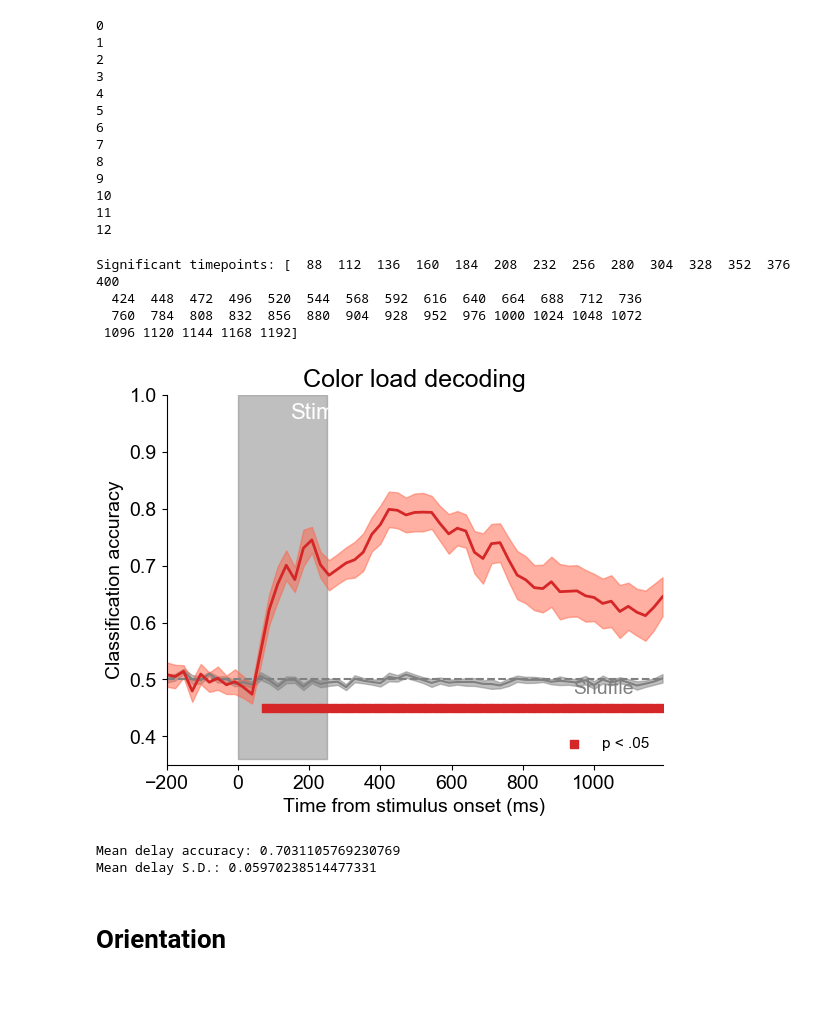
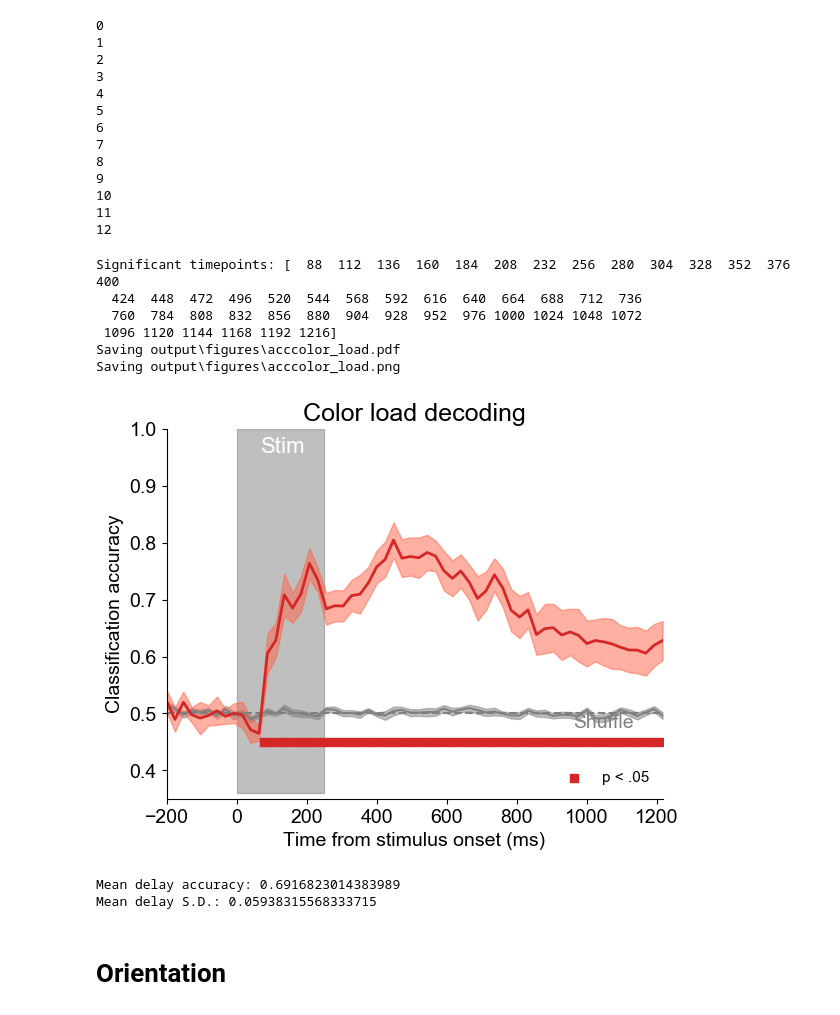
Before and after one commit to WilliamThyer/Feature-Independent-Load-Decoding, a Jupyter notebook: Boomerang/analysis/decode_load_within_feat.ipynb, the cells around one changed output. Drawn from its saved outputs; the diff is of its cells as text; code cells hidden in the pictures.

```diff
--- a/Boomerang/analysis/decode_load_within_feat.ipynb
+++ b/Boomerang/analysis/decode_load_within_feat.ipynb
@@ -14,7 +14,7 @@ exp = eeg_decoder.Experiment(experiment_name,data_dir,dev=False)
 ss1,ss3 = [11,21],[13,23]
 color,ori = [11,13],[21,23]
 # %%
-time_window = 50
+time_window = 25
 time_step = 25
 trial_average = 15
 n_splits = 100
@@ -55,15 +55,17 @@ interp_color = eeg_decoder.Interpreter(clfr,subtitle='color')
 11
 12
 # %%
-interp_color.plot_acc(significance_testing=True,savefig=False, ylim=[0.35,1],chance_text_y=.23, title='Color load decoding',subtitle='color_load')
+interp_color.plot_acc(significance_testing=True,savefig=True, ylim=[0.35,1],chance_text_y=.23, title='Color load decoding',subtitle='color_load')
 # %% [output]
 Significant timepoints: [  88  112  136  160  184  208  232  256  280  304  328  352  376  400
   424  448  472  496  520  544  568  592  616  640  664  688  712  736
   760  784  808  832  856  880  904  928  952  976 1000 1024 1048 1072
- 1096 1120 1144 1168 1192]
+ 1096 1120 1144 1168 1192 1216]
+Saving output\figures\acccolor_load.pdf
+Saving output\figures\acccolor_load.png
-[figure, old version]
+[figure, new version]
-Mean delay accuracy: 0.7031105769230769
-Mean delay S.D.: 0.05970238514477331
+Mean delay accuracy: 0.6916823014383989
+Mean delay S.D.: 0.05938315568333715
 # %% [markdown]
 # Orientation
 # %%
```
Also changed, not shown: parts of 5 cells of this notebook, 3 other files.
